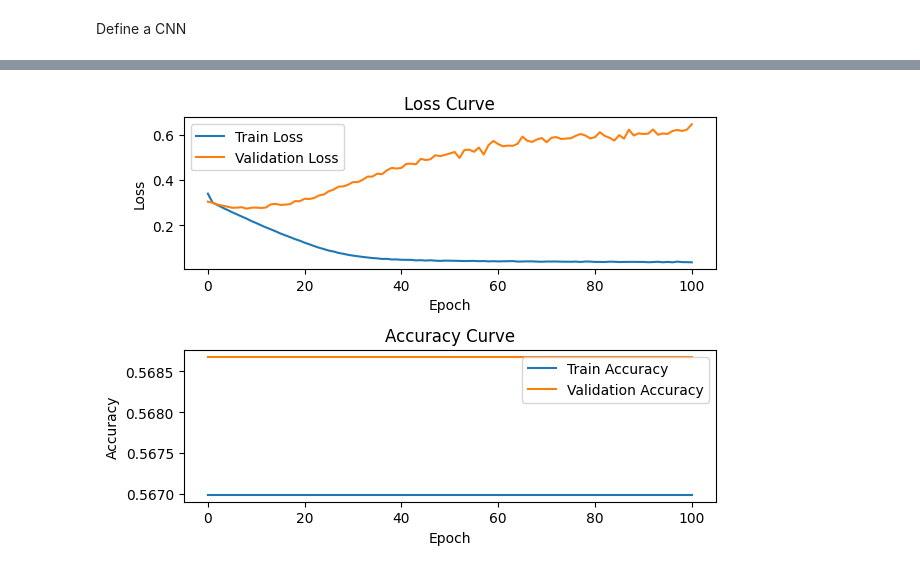
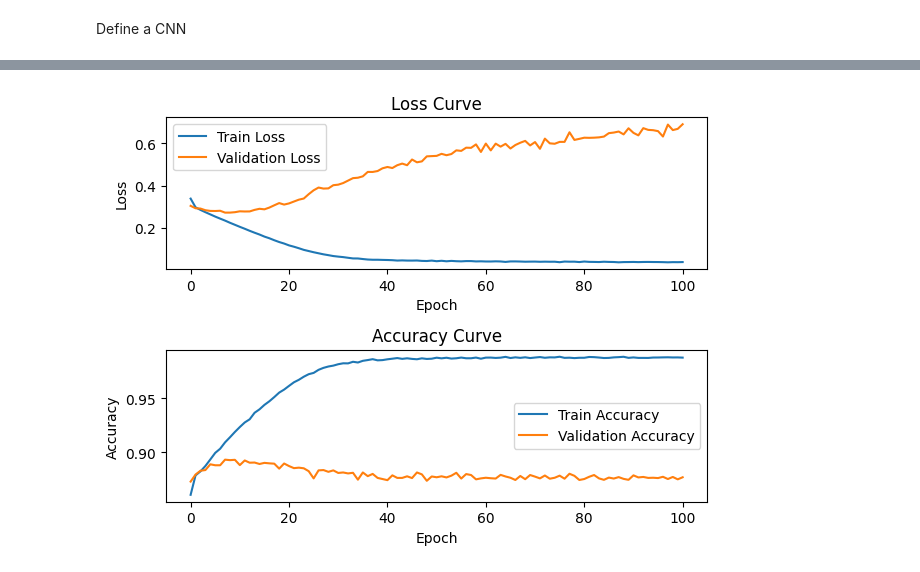
Before and after one commit to 29379/GNN_application_in_hate_speech_detection, a Jupyter notebook: cnn_to_compare.ipynb, the cells around one changed output, grey strips where cells are left out. Drawn from its saved outputs; the diff is of its cells as text; code cells hidden in the pictures.

```diff
--- a/cnn_to_compare.ipynb
+++ b/cnn_to_compare.ipynb
@@ -368,7 +368,7 @@ def train():
         optimizer.step()
 
         total_loss += loss.item() * inputs.size(0)
-        predicted = (outputs >= 0.5).long()
+        predicted = (outputs >= 0.5).long().reshape(-1)
         total += labels.size(0)
         correct += (predicted == labels).sum().item()
 
@@ -397,7 +397,7 @@ def test():
             loss = criterion(outputs, labels.float().reshape(-1, 1))
 
             total_loss += loss.item() * inputs.size(0)
-            predicted = (outputs >= 0.5).long()
+            predicted = (outputs >= 0.5).long().reshape(-1)
             total += labels.size(0)
             correct += (predicted == labels).sum().item()
 
@@ -414,25 +414,6 @@ for i in range(epochs_num):
     loss = train()
     test_acc = test()
     print(f'Epoch: {i:03d}, Loss: {loss:.4f}, Test Accuracy: {test_acc:.4f}')
-
-# plot learning curve
-plt.subplot(2,1,1)
-plt.plot(train_loss_list, label='Train Loss')
-plt.plot(val_loss_list, label='Validation Loss')
-plt.xlabel('Epoch')
-plt.ylabel('Loss')
-plt.title('Loss Curve')
-plt.legend()
-plt.subplot(2,1,2)
-plt.plot(train_acc_list, label='Train Accuracy')
-plt.plot(val_acc_list, label='Validation Accuracy')
-plt.xlabel('Epoch')
-plt.ylabel('Accuracy')
-plt.title('Accuracy Curve')
-plt.legend()
-plt.tight_layout()
-plt.show()
-
 
 # class CNN(nn.Module):
 #     def __init__(self, hidden_channels):
@@ -515,4 +496,4 @@ Epoch: 100, Loss: 0.0353, Test Accuracy: 0.5687
-[figure, old version]
+[figure, new version]
 # %%
 def visualize(h, color):
     z = TSNE(n_components=2).fit_transform(h.detach().cpu().numpy())
```
Also changed, not shown: parts of 3 cells of this notebook, 1 other file.
